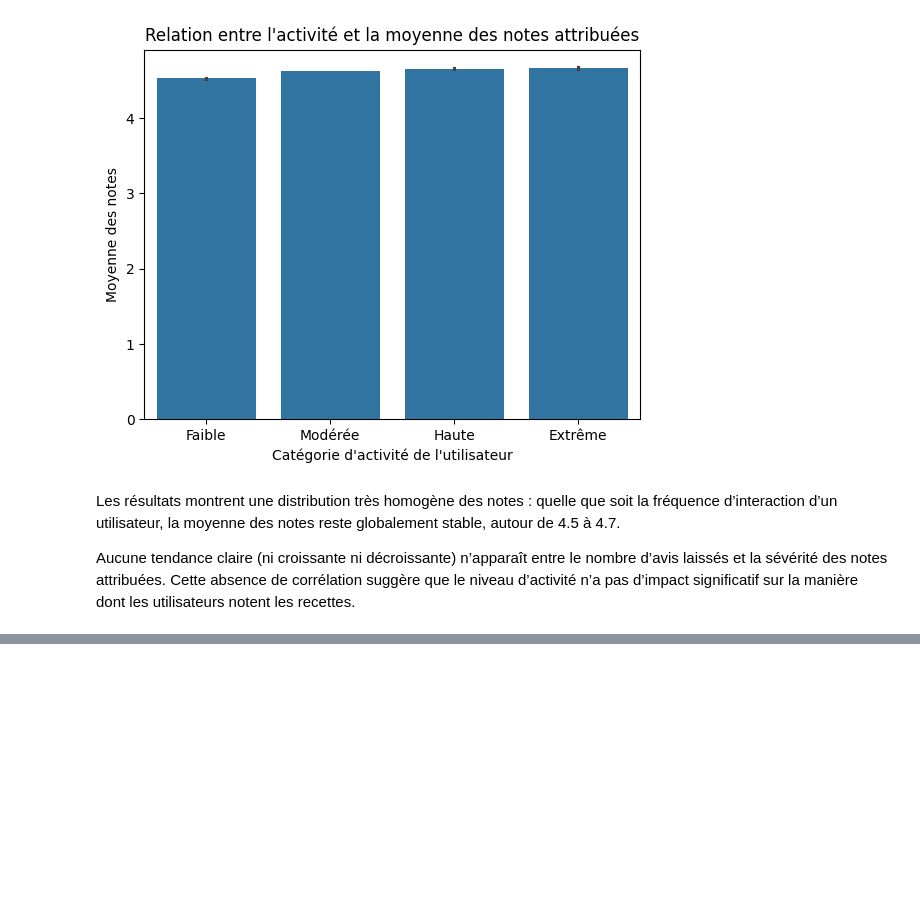
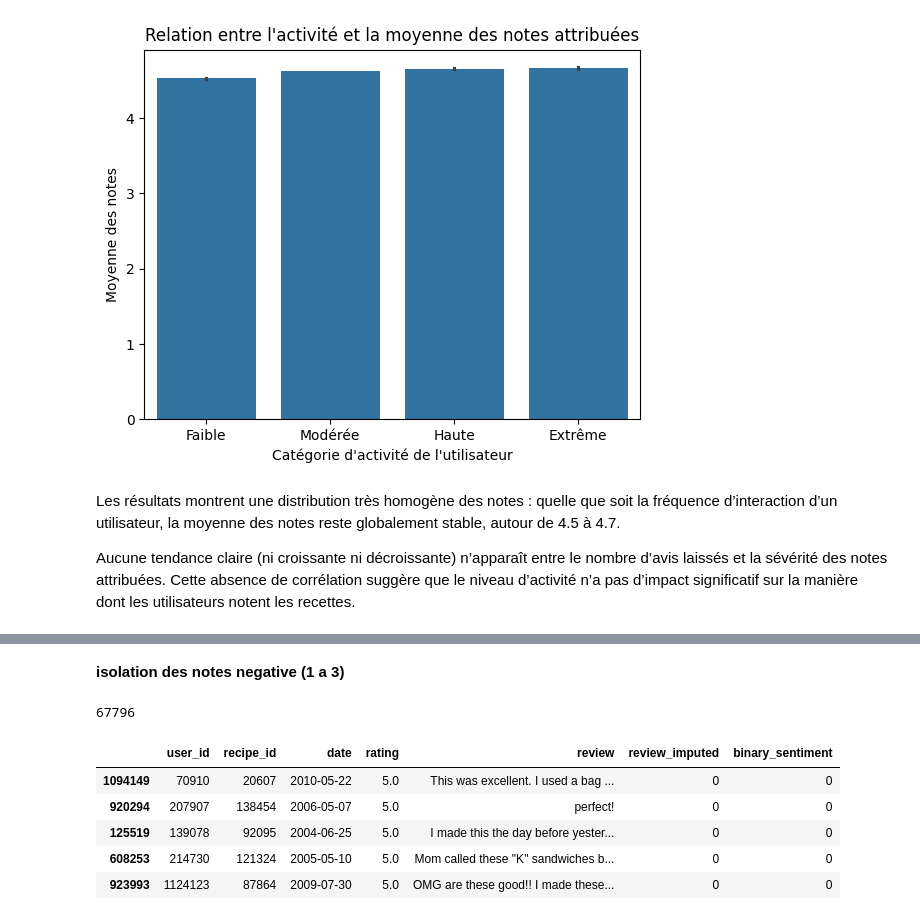
Before and after one commit to DjNaGuRo/MangeTaMain, a Jupyter notebook: notebooks/pr.ipynb, the cells around one changed output, grey strips where cells are left out. Cells and saved outputs as stored; diff of their text form; code cells hidden in the pictures; blank space fills up the shorter version.

```diff
--- a/notebooks/pr.ipynb
+++ b/notebooks/pr.ipynb
@@ -341,4 +327,2 @@ Name: avg_rating, dtype: float64
-# %%
-data.drop(columns=['avg_rating'],inplace=True)
 # %%
-data['avg_rating'] = data.groupby('recipe_id')['rating'].transform('mean')
+data_without_0['avg_rating'] = data_without_0.groupby('recipe_id')['rating'].transform('mean')
@@ -529,0 +482,2 @@ def clean_text(text):
+# %% [markdown]
+**isolation des notes negative (1 a 3)**
@@ -529,0 +487,14 @@ def clean_text(text):
+# %%
+#compter combien d'avis négatifs
+print((data['binary_sentiment'] == 1).sum())
+# %% [output]
+67796
+# %%
+data.sample(5)
+# %% [output]
+|  | user_id | recipe_id | date | rating | review | review_imputed | binary_sentiment |
+| 1094149 | 70910 | 20607 | 2010-05-22 | 5.0 | This was excellent. I used a bag ... | 0 | 0 |
+| 920294 | 207907 | 138454 | 2006-05-07 | 5.0 | perfect! | 0 | 0 |
+| 125519 | 139078 | 92095 | 2004-06-25 | 5.0 | I made this the day before yester... | 0 | 0 |
+| 608253 | 214730 | 121324 | 2005-05-10 | 5.0 | Mom called these "K" sandwiches b... | 0 | 0 |
+| 923993 | 1124123 | 87864 | 2009-07-30 | 5.0 | OMG are these good!! I made these... | 0 | 0 |
```
Also changed, not shown: parts of 40 cells of this notebook.
